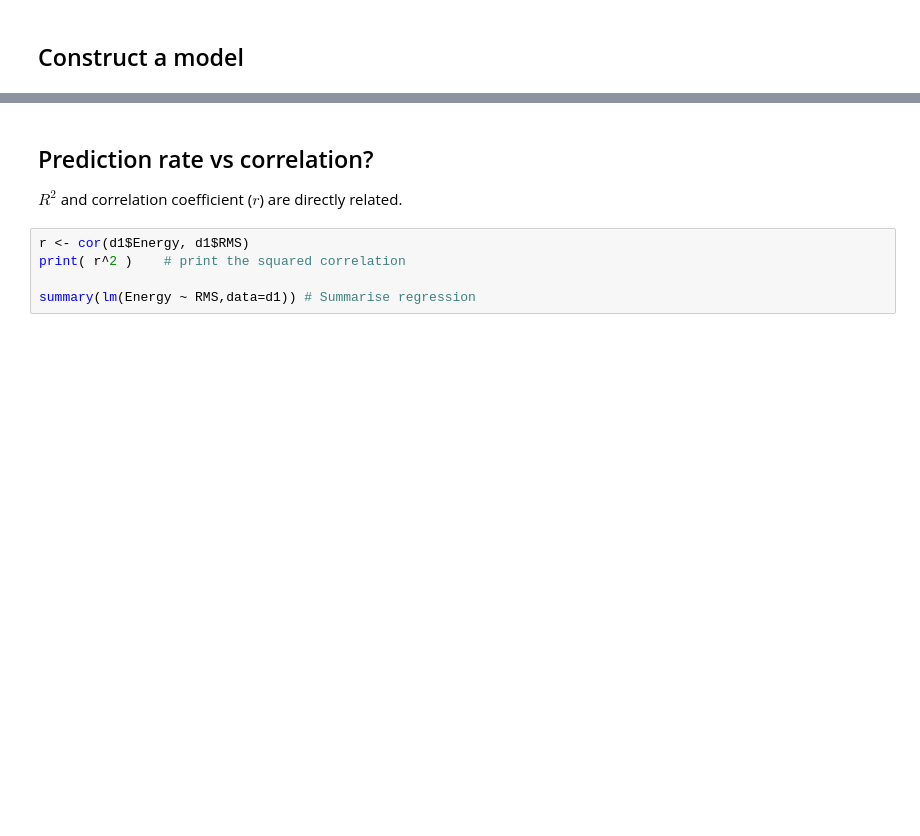
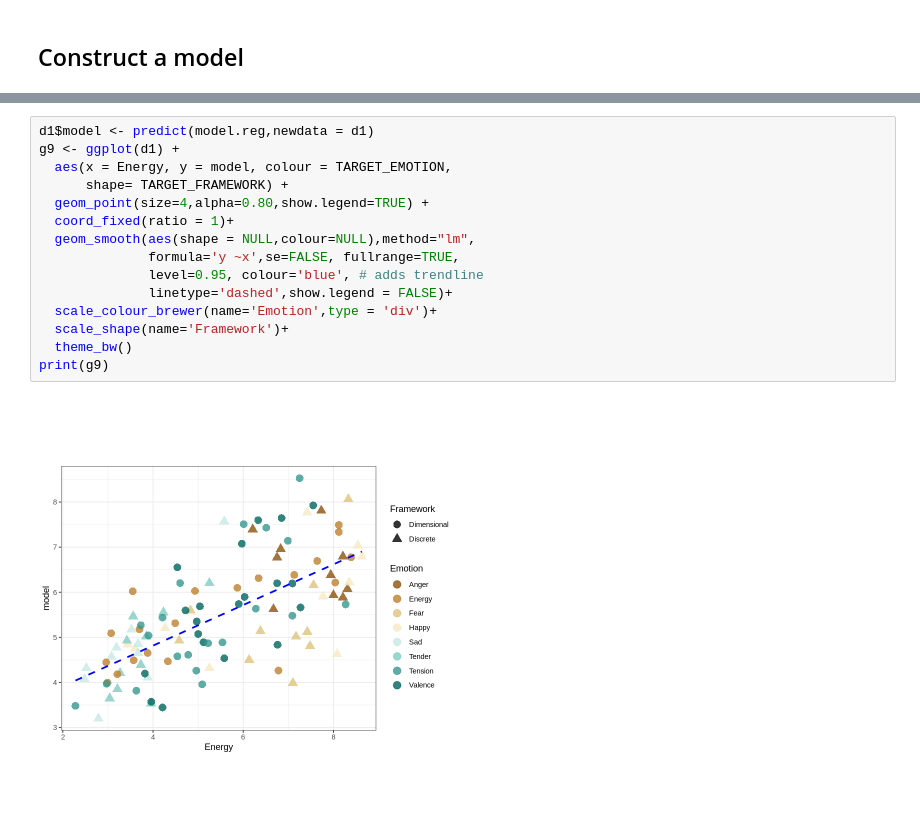
Before and after one commit to tuomaseerola/music_and_science_seminar, a Jupyter notebook: build_regression_model.ipynb, the cells around one changed output, grey strips where cells are left out. Cells and saved outputs as stored; diff of their text form; blank space fills up the shorter version.

```diff
--- a/build_regression_model.ipynb
+++ b/build_regression_model.ipynb
@@ -73,8 +90,17 @@ print(s)
-# %% [markdown]
-## Prediction rate vs correlation?
-$R^2$ and correlation coefficient ($r$) are directly related.
-# %%
-r <- cor(d1$Energy, d1$RMS)
-print( r^2 )    # print the squared correlation
-
-summary(lm(Energy ~ RMS,data=d1)) # Summarise regression
+# %%
+d1$model <- predict(model.reg,newdata = d1)
+g9 <- ggplot(d1) +
+  aes(x = Energy, y = model, colour = TARGET_EMOTION,
+      shape= TARGET_FRAMEWORK) +
+  geom_point(size=4,alpha=0.80,show.legend=TRUE) +
+  coord_fixed(ratio = 1)+
+  geom_smooth(aes(shape = NULL,colour=NULL),method="lm",
+              formula='y ~x',se=FALSE, fullrange=TRUE,
+              level=0.95, colour='blue', # adds trendline
+              linetype='dashed',show.legend = FALSE)+
+  scale_colour_brewer(name='Emotion',type = 'div')+
+  scale_shape(name='Framework')+
+  theme_bw()
+print(g9)
+# %% [output]
+[figure, added]
```
Also changed, not shown: parts of 4 cells of this notebook.
